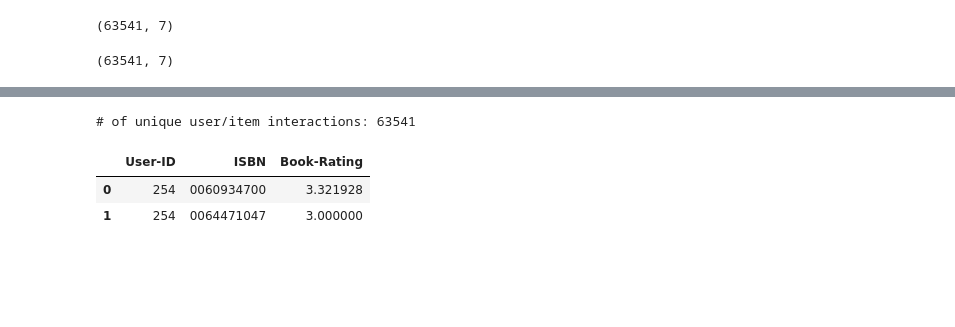
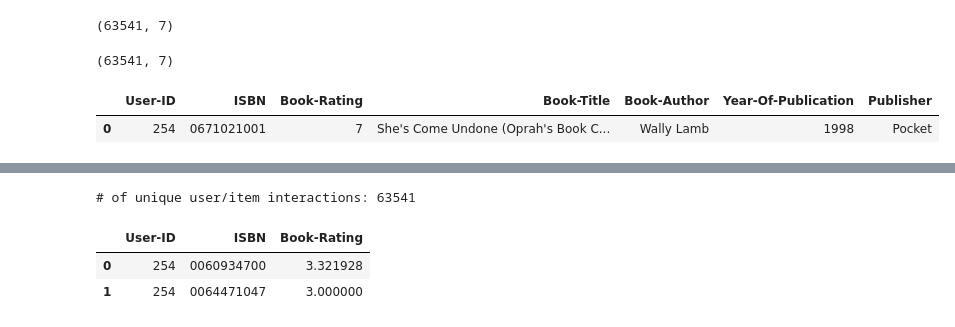
Before and after one commit to saurabhshinkar/BRS, a Jupyter notebook: Book_Recommendation_System_Saurabh_Shinkar.ipynb, the cells around one changed output, grey strips where cells are left out. Drawn from its saved outputs; the diff is of its cells as text; code cells hidden in the pictures; blank space fills up the shorter version.

```diff
--- a/Book_Recommendation_System_Saurabh_Shinkar.ipynb
+++ b/Book_Recommendation_System_Saurabh_Shinkar.ipynb
@@ -833,5 +833,10 @@ interactions_from_selected_books_and_users_df=interactions_from_selected_books_a
 interactions_from_selected_books_and_users_df.shape
 # %% [output]
 (63541, 7)
+# %%
+interactions_from_selected_books_and_users_df.head(1)
+# %% [output]
+|  | User-ID | ISBN | Book-Rating | Book-Title | Book-Author | Year-Of-Publication | Publisher |
+| 0 | 254 | 0671021001 | 7 | She's Come Undone (Oprah's Book C... | Wally Lamb | 1998 | Pocket |
 # %%
 import math
```
Also changed, not shown: parts of 27 cells of this notebook.
